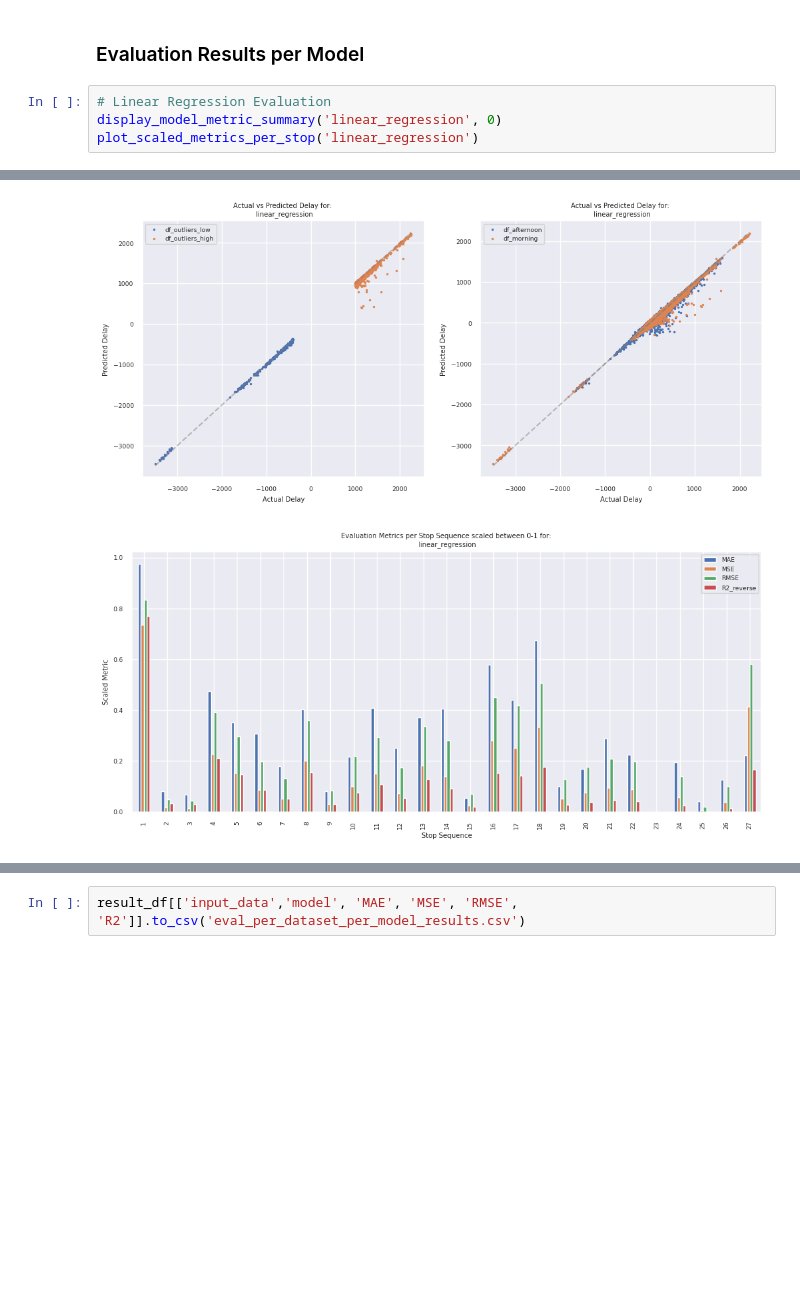
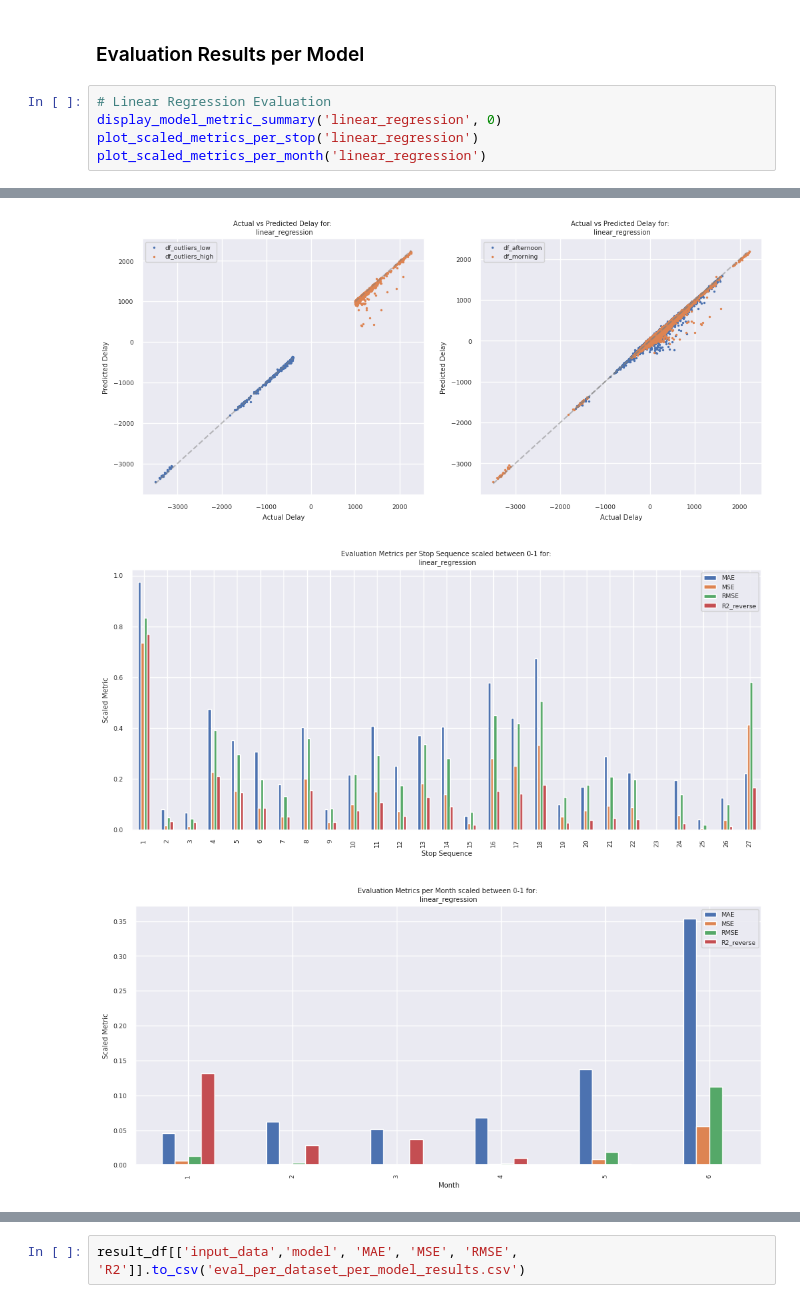
Before and after one commit to marinawmrs/AH2179-project-group-2, a Jupyter notebook: 3_model_eval.ipynb, the cells around one changed output, grey strips where cells are left out. Drawn from its saved outputs; the diff is of its cells as text; blank space fills up the shorter version.

Commit message:
update eval with monthly errors

```diff
--- a/3_model_eval.ipynb
+++ b/3_model_eval.ipynb
@@ -281,25 +281,27 @@ def plot_scaled_metrics_per_stop(model_name):
 # %%
 # Linear Regression Evaluation
 display_model_metric_summary('linear_regression', 0)
 plot_scaled_metrics_per_stop('linear_regression')
+plot_scaled_metrics_per_month('linear_regression')
 # %% [output]
 |  | input_data | MAE | MSE | RMSE | R2 |
 | 0 | df | 12.711446 | 393.828212 | 19.845105 | 0.989525 |
 | 1 | df_outliers_low | 18.468370 | 596.216271 | 24.417540 | 0.998924 |
 | 2 | df_outliers_high | 27.738943 | 4249.558117 | 65.188635 | 0.927272 |
 | 3 | df_weather_light_rain | 12.176284 | 363.275847 | 19.059797 | 0.984688 |
 | 4 | df_weather_light_snow | 11.512189 | 274.183633 | 16.558491 | 0.986893 |
 | 5 | df_weather_normal | 12.748942 | 397.384094 | 19.934495 | 0.989624 |
 | 6 | df_weather_rain | 12.727932 | 392.556806 | 19.813046 | 0.988791 |
 | 7 | df_weather_snow | 12.557184 | 324.503424 | 18.013979 | 0.989337 |
 | 8 | df_weekday | 13.176639 | 419.444496 | 20.480344 | 0.987224 |
 | 9 | df_weekend | 11.179236 | 309.455732 | 17.591354 | 0.993475 |
 | 10 | df_afternoon | 14.479823 | 508.394895 | 22.547614 | 0.985447 |
 | 11 | df_morning | 13.329434 | 452.324724 | 21.267927 | 0.985632 |
 | 12 | df_offpeak | 11.959690 | 340.265760 | 18.446294 | 0.991264 |
 [figure]
 [figure]
 [figure]
+[figure, added]
 # %%
 # Decision tree Evaluation
 display_model_metric_summary('decision_tree', 1)
```
Also changed, not shown: parts of 8 cells of this notebook.
